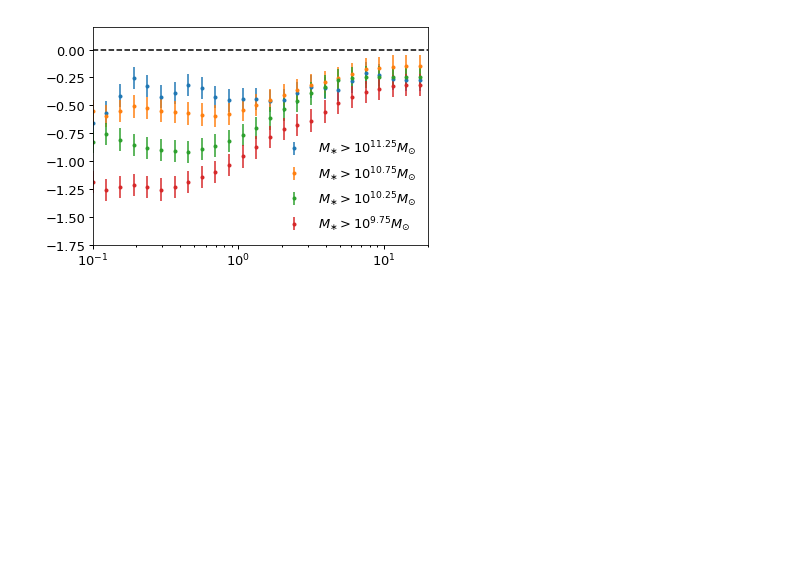
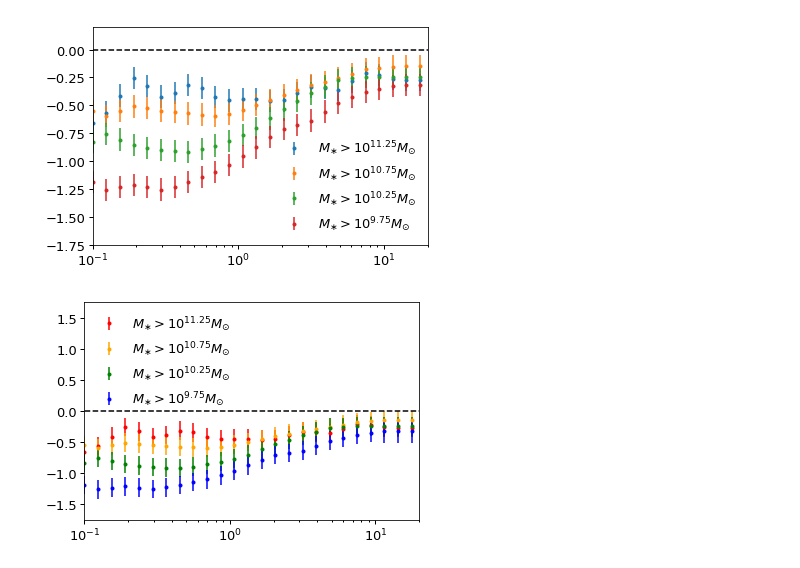
Before and after one commit to aphearin/galsize_models, a Jupyter notebook: notebooks/smbell_sdss_clustering_measurements.ipynb, the cells around one changed output. Cells and saved outputs as stored; diff of their text form; code cells hidden in the pictures; blank space fills up the shorter version.

```diff
--- a/notebooks/smbell_sdss_clustering_measurements.ipynb
+++ b/notebooks/smbell_sdss_clustering_measurements.ipynb
@@ -202,0 +171,27 @@ leg = ax.legend()
+# %%
+fig, ax = plt.subplots(1, 1)
+
+xscale = ax.set_xscale('log')
+
+
+__=ax.errorbar(rp, fracdiff_sm11p25_smbell, fracdiff_sm11p25_smbell_err, fmt='.',
+               label=r'$M_{\ast} > 10^{11.25}M_{\odot}$', color='red')
+
+__=ax.errorbar(rp, fracdiff_sm10p75_smbell, fracdiff_sm10p75_smbell_err, fmt='.',
+               label=r'$M_{\ast} > 10^{10.75}M_{\odot}$', color='orange')
+
+__=ax.errorbar(rp, fracdiff_sm10p25_smbell, fracdiff_sm10p25_smbell_err, fmt='.',
+               label=r'$M_{\ast} > 10^{10.25}M_{\odot}$', color='green')
+
+__=ax.errorbar(rp, fracdiff_sm9p75_smbell, fracdiff_sm9p75_smbell_err, fmt='.',
+               label=r'$M_{\ast} > 10^{9.75}M_{\odot}$', color='blue')
+
+
+ylim = ax.set_ylim(-1.75, 1.75)
+xlim = ax.set_xlim(0.1, 20)
+
+__=ax.plot(np.logspace(-2, 2, 100), np.zeros(100), '--', color='k')
+
+leg = ax.legend(loc='upper left')
+# %% [output]
+[figure, added]
```
Also changed, not shown: parts of 8 cells of this notebook.
